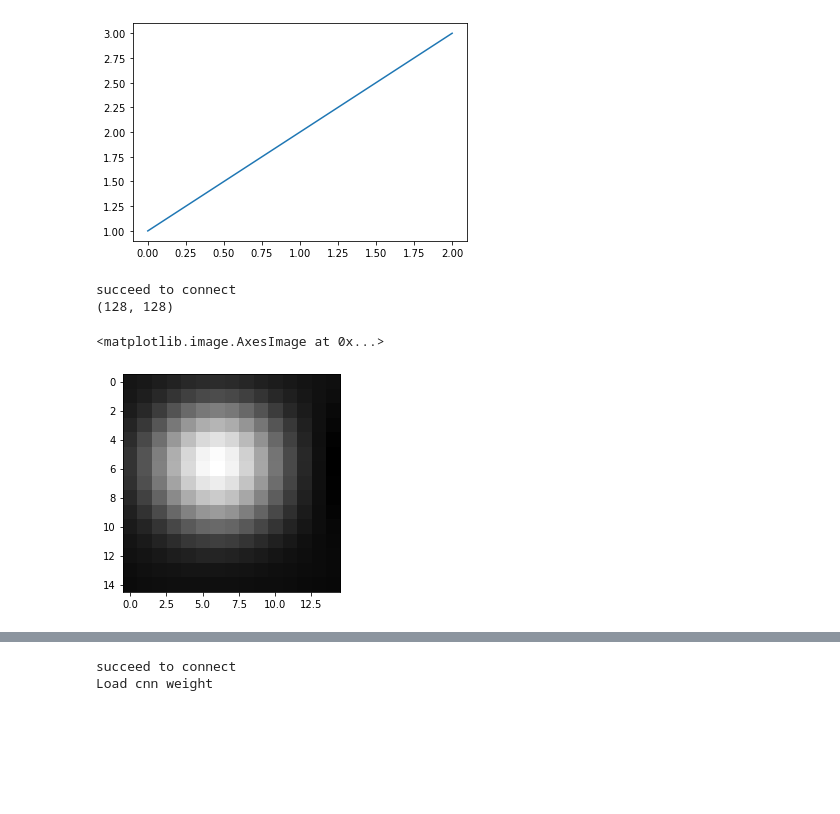
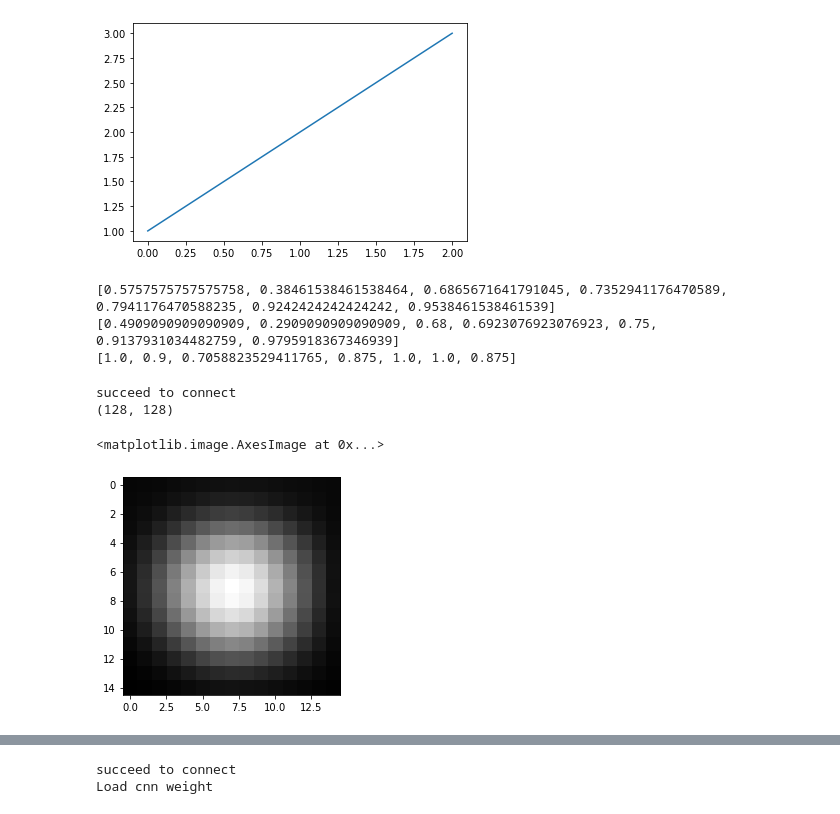
Before and after one commit to SINGROUP/Atom_manipulation_with_RL, a Jupyter notebook: single_atom_training_2nd_round_hv.ipynb, the cells around one changed output, grey strips where cells are left out. Saved outputs shown, nothing was run; the diff lists cells and outputs as text; code cells hidden in the pictures; blank space fills up the shorter version.

```diff
--- a/single_atom_training_2nd_round_hv.ipynb
+++ b/single_atom_training_2nd_round_hv.ipynb
@@ -38,18 +38,32 @@ from Environment.Env_new import RealExpEnv
 import RL.sac
 importlib.reload(RL.sac)
 from RL.sac import sac_agent, ReplayMemory, HerReplayMemory
+# %%
+import copy
+# run this if want to reset env but keep the memory
+amd_accuracy = copy.copy(env.accuracy)
+print(amd_accuracy)
+amd_true_positive = copy.copy(env.true_positive)
+print(amd_true_positive)
+amd_true_negative = copy.copy(env.true_negative)
+print(amd_true_negative)
+amd = copy.copy(env.atom_move_detector)
+# %% [output]
+[0.5757575757575758, 0.38461538461538464, 0.6865671641791045, 0.7352941176470589, 0.7941176470588235, 0.9242424242424242, 0.9538461538461539]
+[0.4909090909090909, 0.2909090909090909, 0.68, 0.6923076923076923, 0.75, 0.9137931034482759, 0.9795918367346939]
+[1.0, 0.9, 0.7058823529411765, 0.875, 1.0, 1.0, 0.875]
 # %%
 createc_controller = Createc_Controller(None, None, None, None)
 img_forward = np.array(createc_controller.stm.scandata(1,4))
 print(img_forward.shape)
-top_left, w, h = (11,4), 15, 15
+top_left, w, h = (9,5), 15, 15
 template = img_forward[top_left[1]:top_left[1]+h, top_left[0]:top_left[0]+w]
 plt.imshow(template)
 # %% [output]
 succeed to connect
 (128, 128)
 <matplotlib.image.AxesImage at 0x...>
-[figure, old version]
+[figure, new version]
 # %%
 #test offset extration
 DAC_unit = 2**19
```
Also changed, not shown: parts of 4 cells of this notebook, 2 other files.
